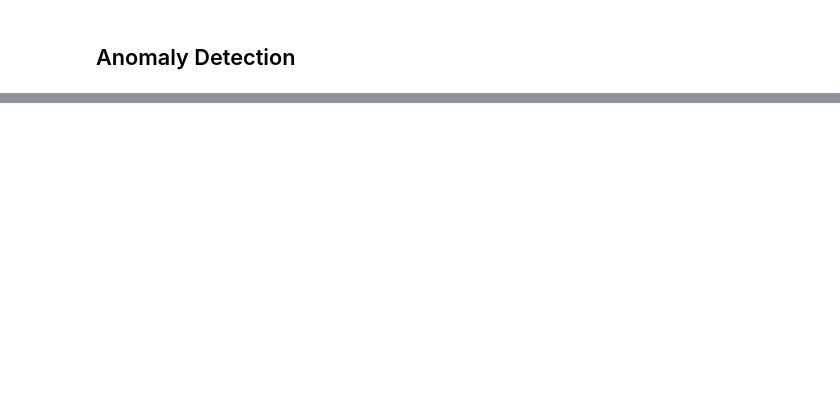
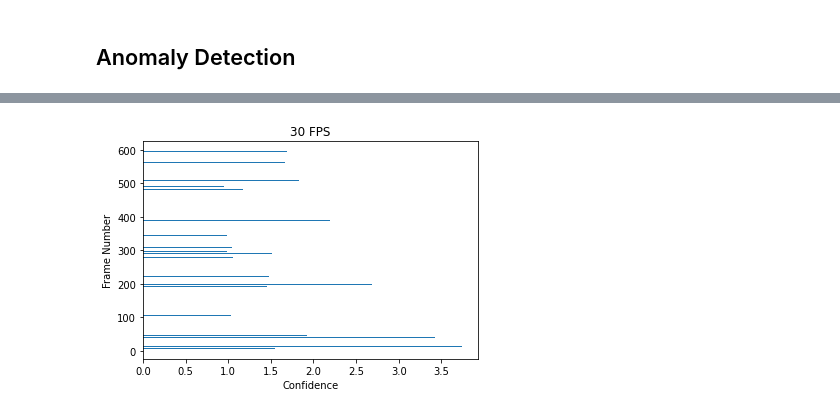
Before and after one commit to a-ludwig/smart_hans, a Jupyter notebook: code_alt/Anomaly Detection.ipynb, the cells around one changed output, grey strips where cells are left out. Saved outputs shown, nothing was run; the diff lists cells and outputs as text; code cells hidden in the pictures; blank space fills up the shorter version.

Commit message:
detecting anomalys in pseudo data

```diff
--- a/code_alt/Anomaly Detection.ipynb
+++ b/code_alt/Anomaly Detection.ipynb
@@ -66,7 +64,7 @@ detector_list = [LOF(n_neighbors=15), LOF(n_neighbors=20),
                  IForest(n_estimators=200)]
 
 def show_outliers(X_train, fps=30):
-    clf = SUOD(base_estimators=detector_list, n_jobs=4, combination='average',
+    clf = SUOD(base_estimators=detector_list, n_jobs=1, combination='average',
                verbose=False)
     clf.fit(X_train)
     outliers = np.argwhere(clf.labels_).ravel()
@@ -81,0 +80,8 @@ NameError: name 'LOF' is not defined
+# %%
+pseudo_pitch = np.array([])
+pseudo_roll = np.array([])
+pseudo_yaw = np.array([])
+for i in range(600):
+    pseudo_pitch = np.append(pseudo_pitch, random.uniform(0, 20))
+    pseudo_roll = np.append(pseudo_roll, random.uniform(-3, 1))
+    pseudo_yaw = np.append(pseudo_yaw, random.uniform(2, -4))
@@ -144,28 +175,29 @@ p1_avg15_diff = np.ediff1d(p1_avg15, to_begin=0)
 t2_avg15_diff = np.ediff1d(t2_avg15, to_begin=0)
 p2_avg15_diff = np.ediff1d(p2_avg15, to_begin=0)
 # %%
-pitch_diff = np.ediff1d(pitch, to_begin=0)
-roll_diff = np.ediff1d(roll, to_begin=0)
-yaw_diff = np.ediff1d(yaw, to_begin=0)
+pitch_diff = np.ediff1d(pseudo_pitch, to_begin=0)
+roll_diff = np.ediff1d(pseudo_roll, to_begin=0)
+yaw_diff = np.ediff1d(pseudo_yaw, to_begin=0)
 # %%
 X_trains = [
-    np.vstack((t1, t1_diff, p1, p1_diff)).T,
-    np.vstack((t2, t2_diff, p2, p2_diff)).T,
-    np.vstack((t1, t1_diff)).T,
-    np.vstack((t2, t2_diff)).T,
+    # np.vstack((t1, t1_diff, p1, p1_diff)).T,
+    # np.vstack((t2, t2_diff, p2, p2_diff)).T,
+    # np.vstack((t1, t1_diff)).T,
+    # np.vstack((t2, t2_diff)).T,
 
-    np.vstack((t1_avg30, t1_avg30_diff, p1_avg30, p1_avg30_diff)).T,
-    np.vstack((t2_avg30, t2_avg30_diff, p2_avg30, p2_avg30_diff)).T,
-    np.vstack((t1_avg30, t1_avg30_diff)).T,
-    np.vstack((t2_avg30, t2_avg30_diff)).T,
+    # np.vstack((t1_avg30, t1_avg30_diff, p1_avg30, p1_avg30_diff)).T,
+    # np.vstack((t2_avg30, t2_avg30_diff, p2_avg30, p2_avg30_diff)).T,
+    # np.vstack((t1_avg30, t1_avg30_diff)).T,
+    # np.vstack((t2_avg30, t2_avg30_diff)).T,
 
-    np.vstack((t1_avg15, t1_avg15_diff, p1_avg15, p1_avg15_diff)).T,
-    np.vstack((t2_avg15, t2_avg15_diff, p2_avg15, p2_avg15_diff)).T,
-    np.vstack((t1_avg15, t1_avg15_diff)).T,
-    np.vstack((t2_avg15, t2_avg15_diff)).T,
+    # np.vstack((t1_avg15, t1_avg15_diff, p1_avg15, p1_avg15_diff)).T,
+    # np.vstack((t2_avg15, t2_avg15_diff, p2_avg15, p2_avg15_diff)).T,
+    # np.vstack((t1_avg15, t1_avg15_diff)).T,
+    # np.vstack((t2_avg15, t2_avg15_diff)).T,
 
-    np.vstack((pitch, roll, yaw, pitch_diff, roll_diff, yaw_diff)).T
+    np.vstack((pseudo_pitch, pseudo_roll, pseudo_yaw, pitch_diff, roll_diff, yaw_diff)).T
 ]
 # %%
 i = 0
-show_outliers(X_train[i])
+show_outliers(X_trains[i])
+# %% [output]
@@ -171,0 +208 @@ show_outliers(X_train[i])
+[figure, added]
```
Also changed, not shown: parts of 13 cells of this notebook, 1 other file.
